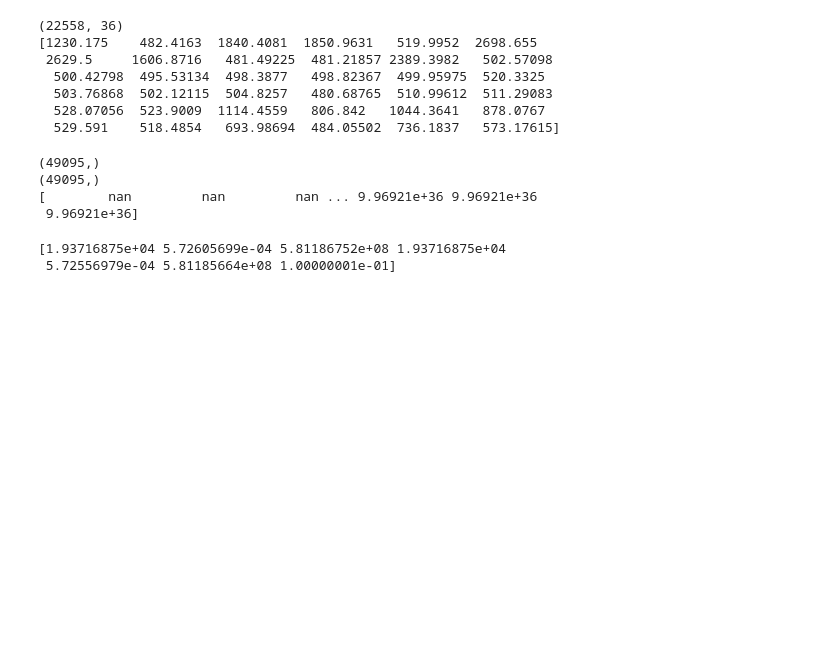
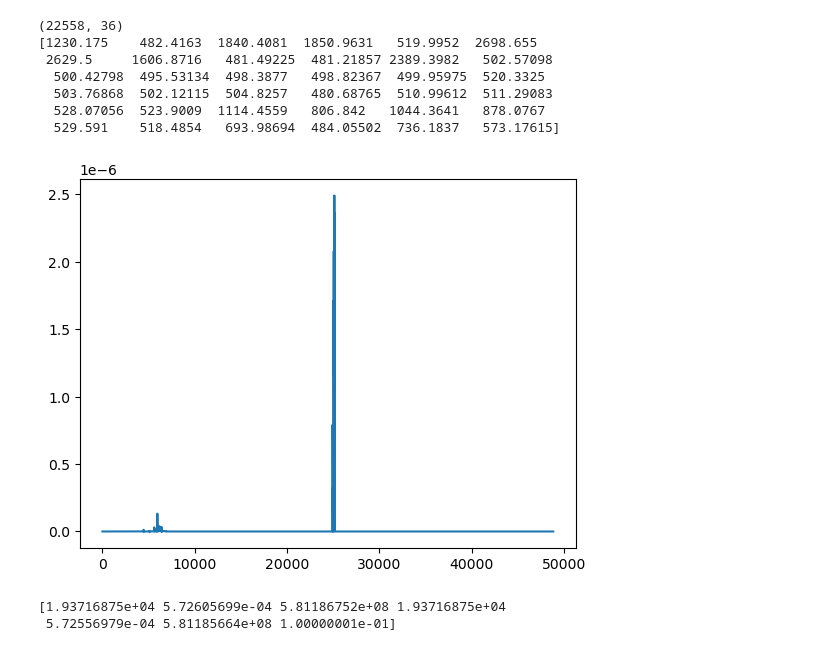
Before and after one commit to Aleartulon/ASTEC_surrogate_model, a Jupyter notebook: src/dataset_generation/download_and_explore/explore_data.ipynb, the cells around one changed output. Cells and saved outputs as stored; diff of their text form; code cells hidden in the pictures; blank space fills up the shorter version.

Commit message:
bugs with fission products fixed

```diff
--- a/src/dataset_generation/download_and_explore/explore_data.ipynb
+++ b/src/dataset_generation/download_and_explore/explore_data.ipynb
@@ -131,14 +130,9 @@ with h5py.File(path_to_hdf5+'/4.h5', 'r') as f:
   529.591    518.4854   693.98694  484.05502  736.1837   573.17615]
 # %%
 with h5py.File(path_to_hdf5+'/1.h5', 'r') as f:
-    print(np.shape(f['primary/volume/P_up_primary_volume'][:][:,0]))
-    print(np.shape(f['primary/volume/P_up_primary_volume'][:][:,12]))
-    print(f['primary/volume/P_up_primary_volume'][:,12])
+    plt.plot(f['connection/fission/Q_fp_In'][:])
 # %% [output]
-(49095,)
-(49095,)
-[        nan         nan         nan ... 9.96921e+36 9.96921e+36
- 9.96921e+36]
+[figure, added]
 # %%
 with h5py.File(path_to_hdf5+'/data_training_normalized_t_W_500.h5', 'r') as f:
     print(f['boundary_conditions_and_time'][0][1])
```
Also changed, not shown: parts of 1 cell of this notebook, 5 other files.
